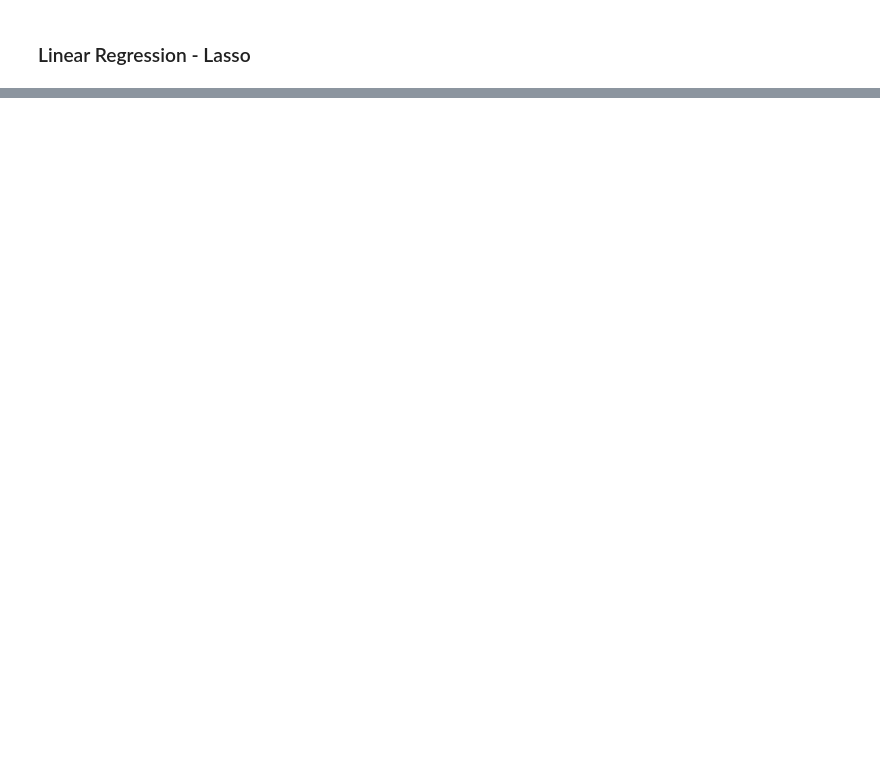
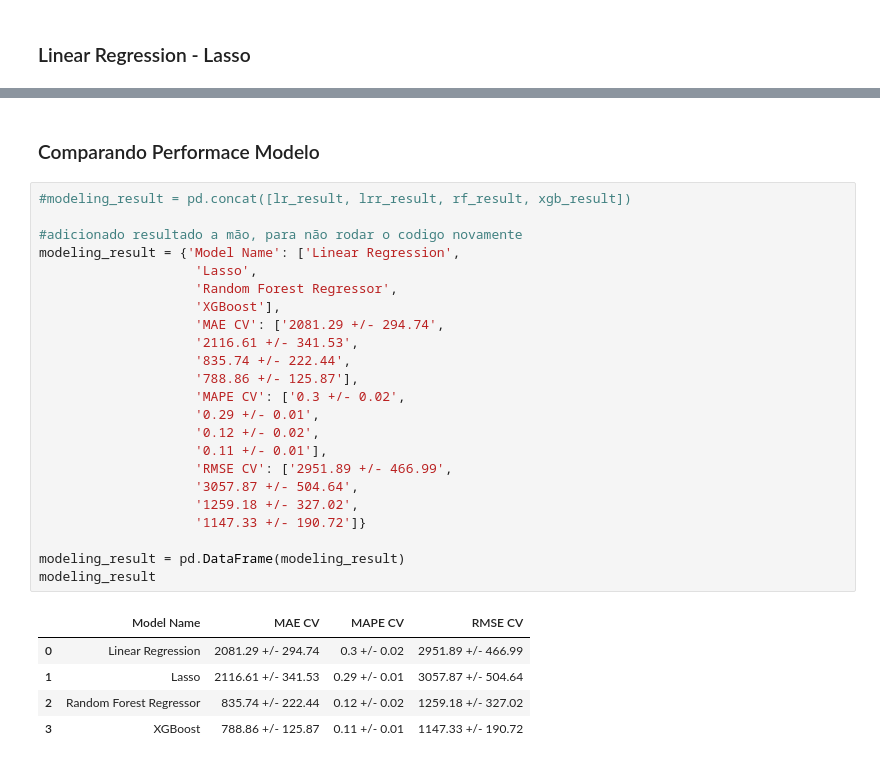
Before and after one commit to juanzimmer/Ds_em_producao, a Jupyter notebook: aula_3_analise_exploratoria.ipynb, the cells around one changed output, grey strips where cells are left out. Saved outputs shown, nothing was run; the diff lists cells and outputs as text; blank space fills up the shorter version.

Commit message:
Finalizado Cross-Validation das performaces dos modelos

```diff
--- a/aula_3_analise_exploratoria.ipynb
+++ b/aula_3_analise_exploratoria.ipynb
@@ -1364,0 +1368,31 @@ Kfold Number: 1
+# %% [markdown]
+### Comparando Performace Modelo
+# %%
+#modeling_result = pd.concat([lr_result, lrr_result, rf_result, xgb_result])
+
+#adicionado resultado a mão, para não rodar o codigo novamente
+modeling_result = {'Model Name': ['Linear Regression',
+                    'Lasso',
+                    'Random Forest Regressor',
+                    'XGBoost'],
+                    'MAE CV': ['2081.29 +/- 294.74',
+                    '2116.61 +/- 341.53',
+                    '835.74 +/- 222.44',
+                    '788.86 +/- 125.87'],
+                    'MAPE CV': ['0.3 +/- 0.02',
+                    '0.29 +/- 0.01',
+                    '0.12 +/- 0.02',
+                    '0.11 +/- 0.01'],
+                    'RMSE CV': ['2951.89 +/- 466.99',
+                    '3057.87 +/- 504.64',
+                    '1259.18 +/- 327.02',
+                    '1147.33 +/- 190.72']}
+
+modeling_result = pd.DataFrame(modeling_result)
+modeling_result
+# %% [output]
+|  | Model Name | MAE CV | MAPE CV | RMSE CV |
+| 0 | Linear Regression | 2081.29 +/- 294.74 | 0.3 +/- 0.02 | 2951.89 +/- 466.99 |
+| 1 | Lasso | 2116.61 +/- 341.53 | 0.29 +/- 0.01 | 3057.87 +/- 504.64 |
+| 2 | Random Forest Regressor | 835.74 +/- 222.44 | 0.12 +/- 0.02 | 1259.18 +/- 327.02 |
+| 3 | XGBoost | 788.86 +/- 125.87 | 0.11 +/- 0.01 | 1147.33 +/- 190.72 |
```
Also changed, not shown: parts of 7 cells of this notebook.
